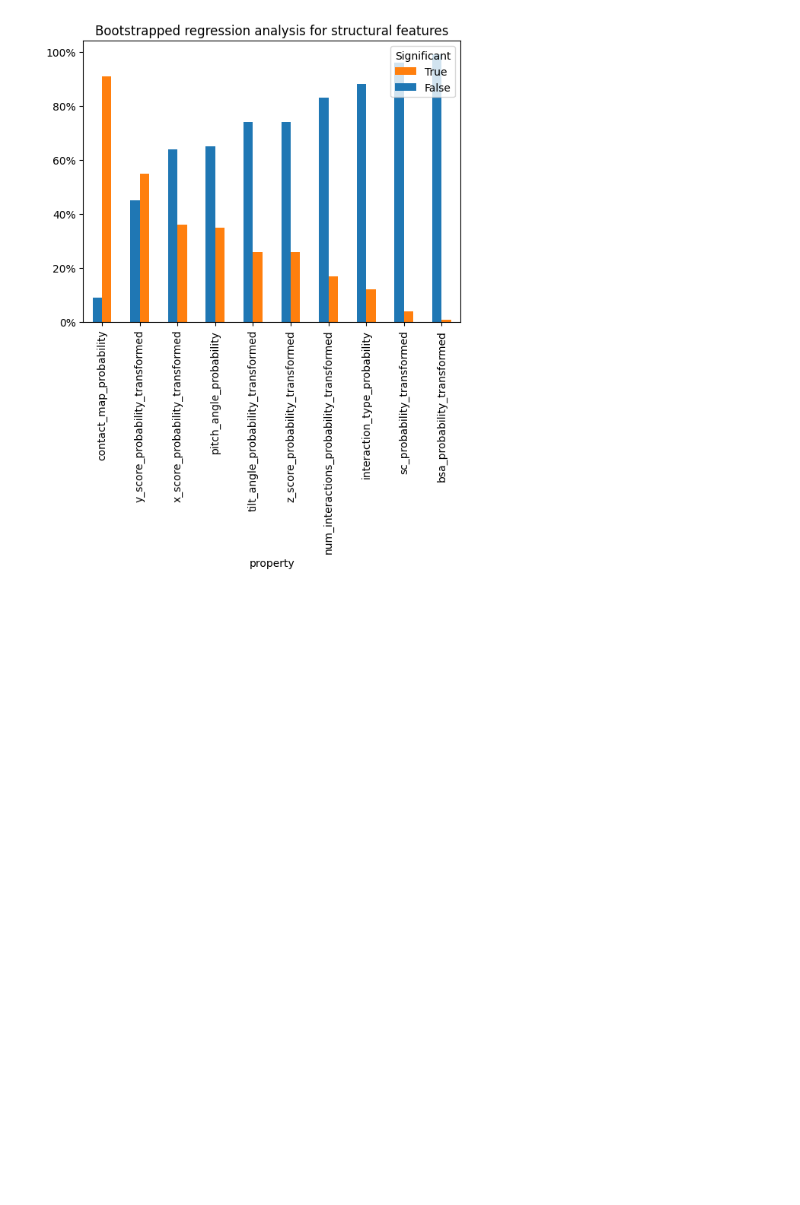
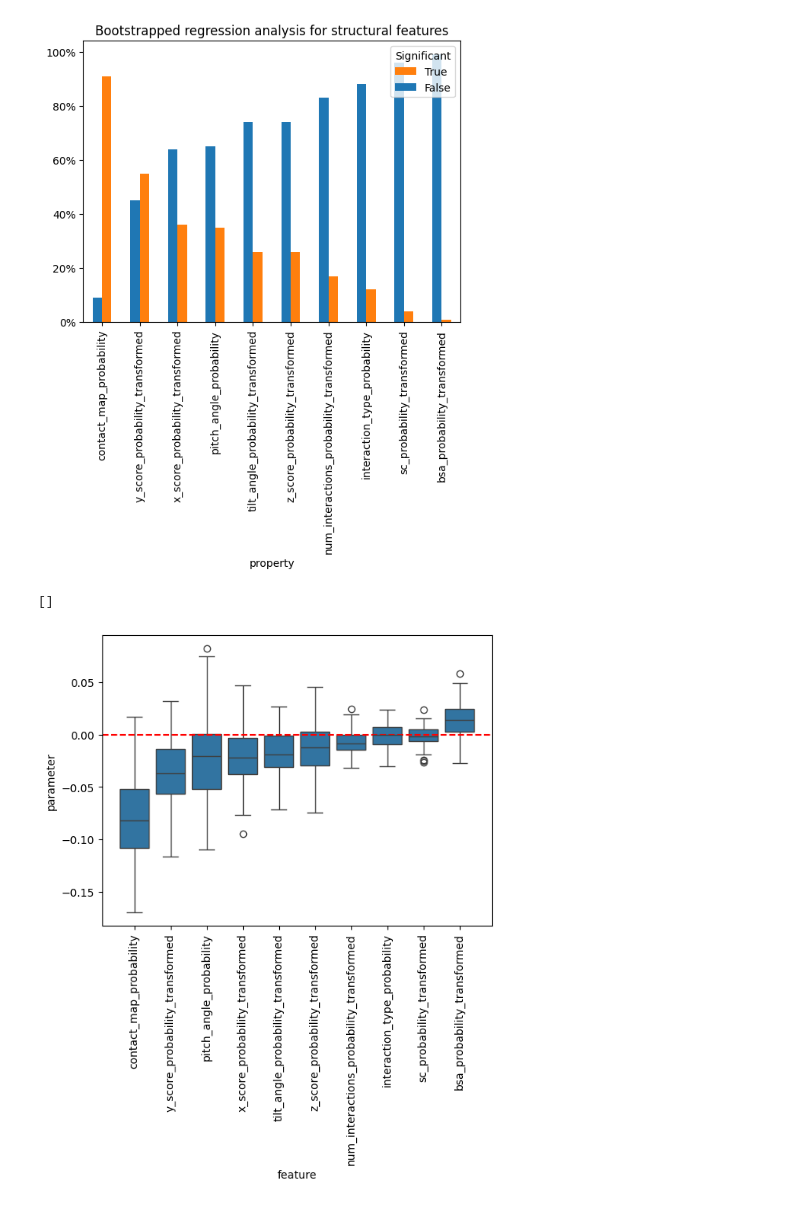
Before and after one commit to benjiemc/tcr-pmhc-predicted-structures, a Jupyter notebook: notebooks/compare_structural_features_to_confidence.ipynb, the cells around one changed output. Drawn from its saved outputs; the diff is of its cells as text; code cells hidden in the pictures; blank space fills up the shorter version.

Commit message:
Add effect sizes comparison to the bootstrap analysis

```diff
--- a/notebooks/compare_structural_features_to_confidence.ipynb
+++ b/notebooks/compare_structural_features_to_confidence.ipynb
@@ -1273,3 +1272,27 @@ ax.set_title('Bootstrapped regression analysis for structural features')
 plt.show()
 # %% [output]
 [figure]
+# %%
+bootstrap_parameters = bootstrap_fits[
+    [column for column in bootstrap_fits.columns if isinstance(column, tuple) and column[1] == 'parameter']
+]
+bootstrap_parameters.columns = [column[0] for column in bootstrap_parameters]
+bootstrap_parameters = bootstrap_parameters.melt(
+    value_vars=bootstrap_parameters, var_name='feature', value_name='parameter'
+)
+# %%
+order = bootstrap_parameters.groupby('feature')['parameter'].mean().sort_values().index.tolist()
+
+ax = sns.boxplot(
+    bootstrap_parameters.sort_values('feature', key=lambda s: s.map(order.index)), x='feature', y='parameter'
+)
+
+ax.set_xticks(ax.get_xticks())
+ax.set_xticklabels(ax.get_xticklabels(), rotation=90)
+
+ax.axhline(0, color='red', linestyle='dashed')
+
+plt.plot()
+# %% [output]
+[]
+[figure, added]
```
Also changed, not shown: parts of 11 cells of this notebook.
